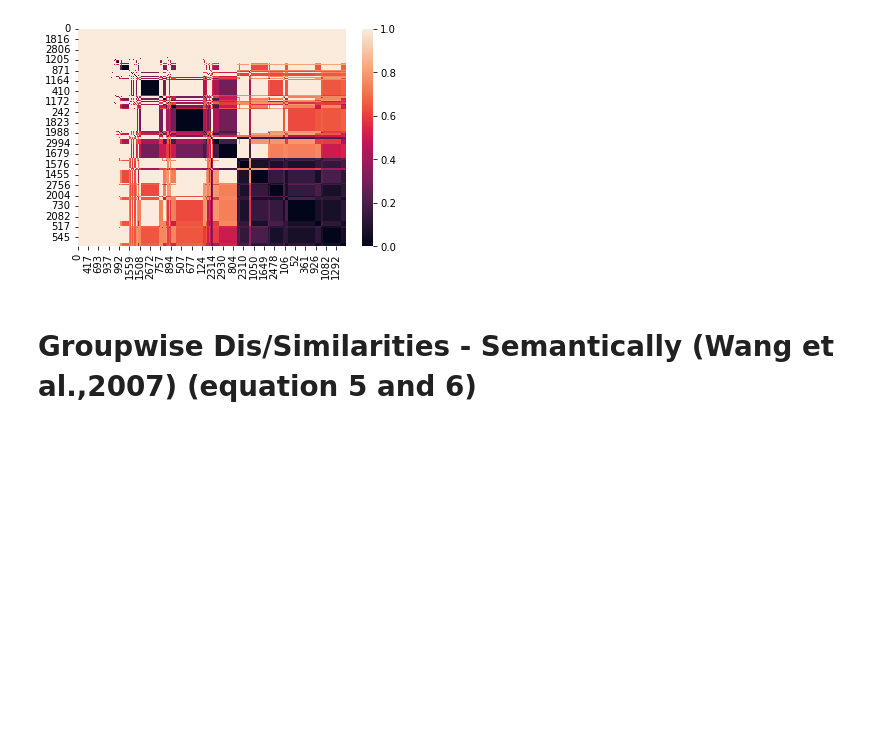
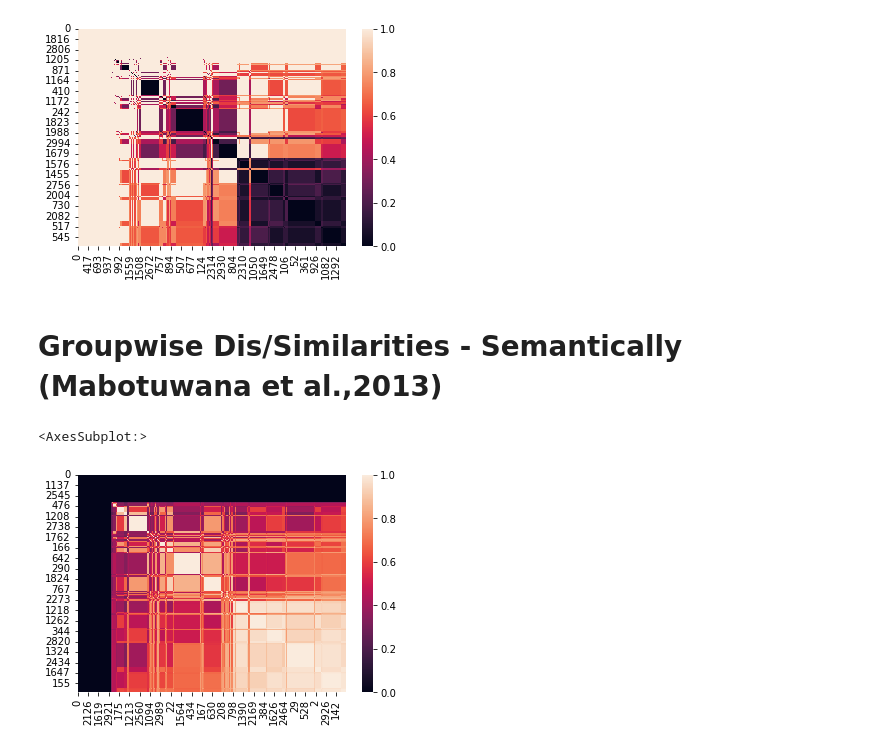
Before and after one commit to lucasmadda/On-Semantically-Aware-Data-Science-An-Application-of-the-Disease-Ontology-DO-to-Clustering-COVID, a Jupyter notebook: Groupwise similarities.ipynb, the cells around one changed output. Drawn from its saved outputs; the diff is of its cells as text; code cells hidden in the pictures; blank space fills up the shorter version.

```diff
--- a/Groupwise similarities.ipynb
+++ b/Groupwise similarities.ipynb
@@ -36,6 +39,6 @@ sns.heatmap(groupwise_cosine_dsim.loc[a,a])
 <AxesSubplot:>
 [figure]
 # %% [markdown]
-# Groupwise Dis/Similarities - Semantically (Wang et al.,2007) (equation 5 and 6)
+# Groupwise Dis/Similarities - Semantically (Mabotuwana et al.,2013)
 # %%
 bina_a_dict = {i:list(bina_a.T.iloc[:,i][bina_a.T.iloc[:,i] == 1].index) for i in bina_a.index}
@@ -68,8 +45,28 @@ def Sim_6(P1,P2):
+# %%
+def Mabotuwana(P1,P2):
+    v1 = (sims).loc[P1,:]
+    v2 = (sims).loc[P2,:]
+    num = (v1.max() * v2.max()).sum()
+    den = np.power(np.power(v1.max(),2).sum(),1/2) * np.power(np.power(v2.max(),2).sum(),1/2)
+    if den == 0:
+        return 0 ##
+    else:
+        return num/den
 # %%
 groupwise_wang_sims = pd.DataFrame(data=0, index = bina_a.index, columns = bina_a.index)
-for i in groupwise_wang_sims.index:
+
+for i in tqdm(groupwise_wang_sims.index):
     for j in groupwise_wang_sims.index:
-        if i==j:
-            groupwise_wang_sims.loc[i,j] = 1
-        elif i>j:
-            groupwise_wang_sims.loc[i,j] = Sim_6(bina_a_dict[i],bina_a_dict[j])
+        if i>j:
+            groupwise_wang_sims.loc[i,j] = Mabotuwana(bina_a_dict[i],bina_a_dict[j])
+
+groupwise_wang_sims = groupwise_wang_sims.T + groupwise_wang_sims
+
+for i in tqdm(groupwise_wang_sims.index):
+    groupwise_wang_sims.loc[i,i] = Mabotuwana(bina_a_dict[i],bina_a_dict[i])
+# %%
+sort = groupwise_wang_sims.mean().sort_values().index
+sns.heatmap(groupwise_wang_sims.loc[sort,sort])
+# %% [output]
+<AxesSubplot:>
+[figure, added]
```
Also changed, not shown: parts of 9 cells of this notebook, 5 other files.
